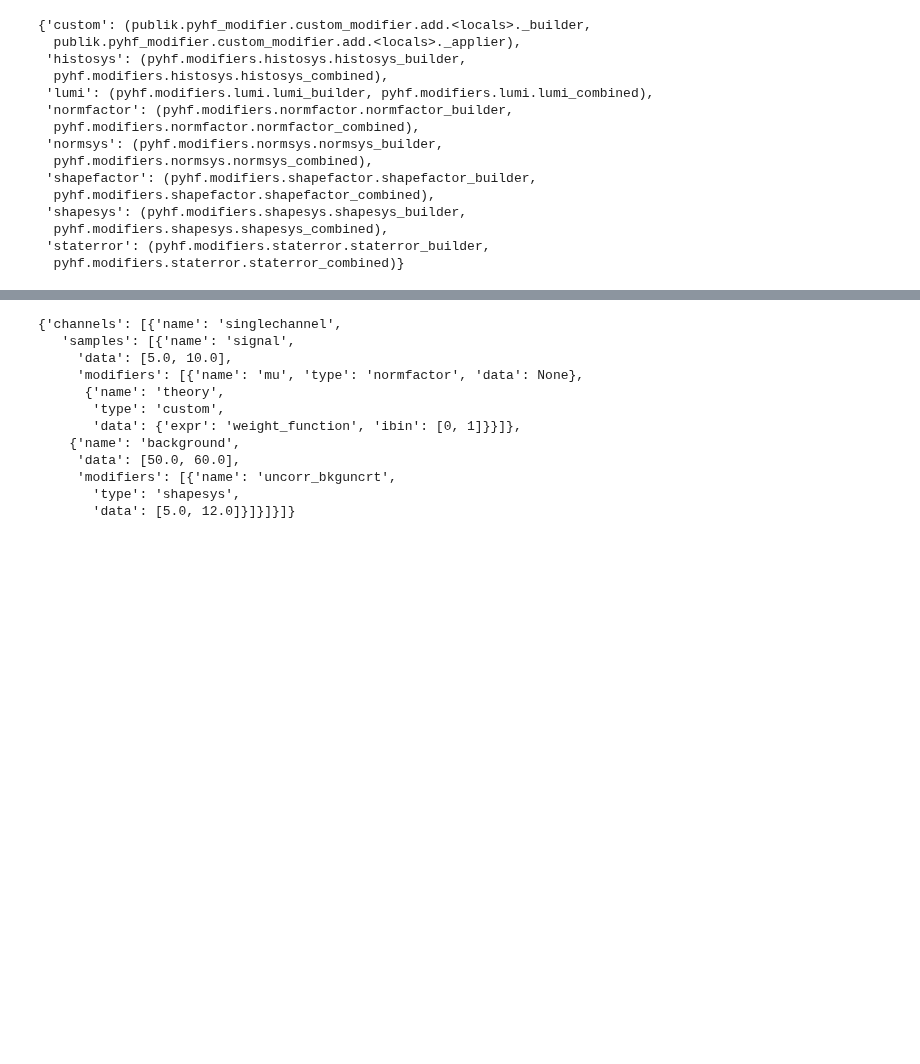
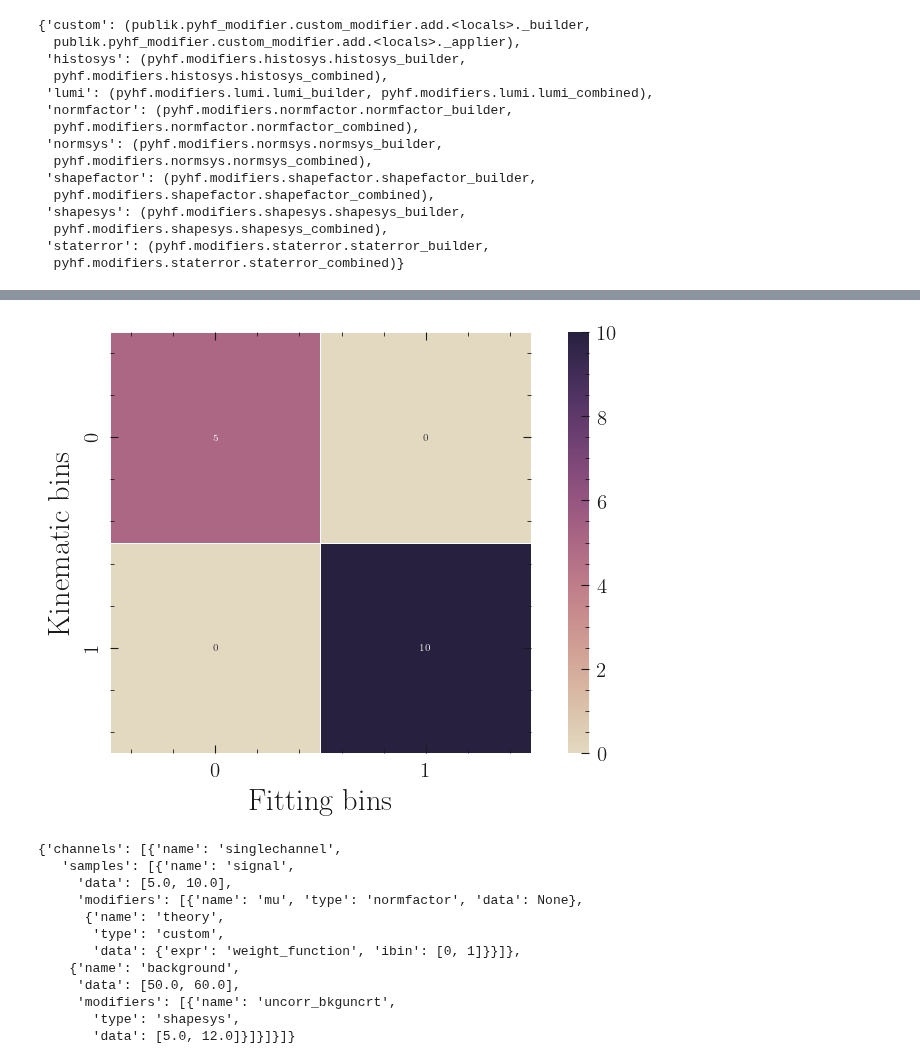
Before and after one commit to lorenzennio/redist, a Jupyter notebook: test.ipynb, the cells around one changed output, grey strips where cells are left out. Cells and saved outputs as stored; diff of their text form; code cells hidden in the pictures; blank space fills up the shorter version.

```diff
--- a/test.ipynb
+++ b/test.ipynb
@@ -64,3 +51,7 @@ cmod.expanded_pyhf
+# %%
+plot.map(cmod)
+# %% [output]
+[figure, added]
 # %%
 spec = {
   "channels": [
```
Also changed, not shown: parts of 6 cells of this notebook, 1 other file.
